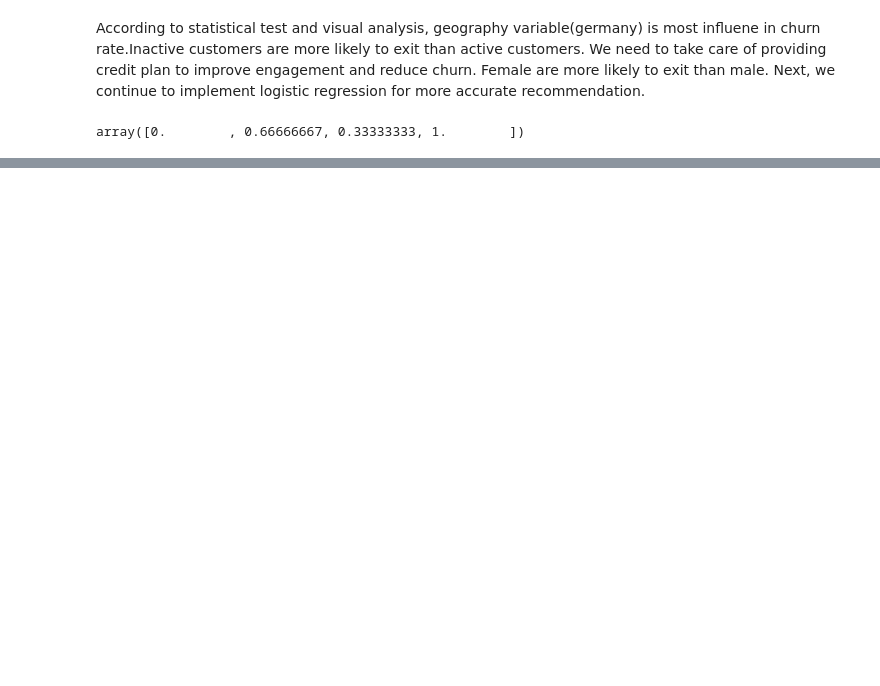
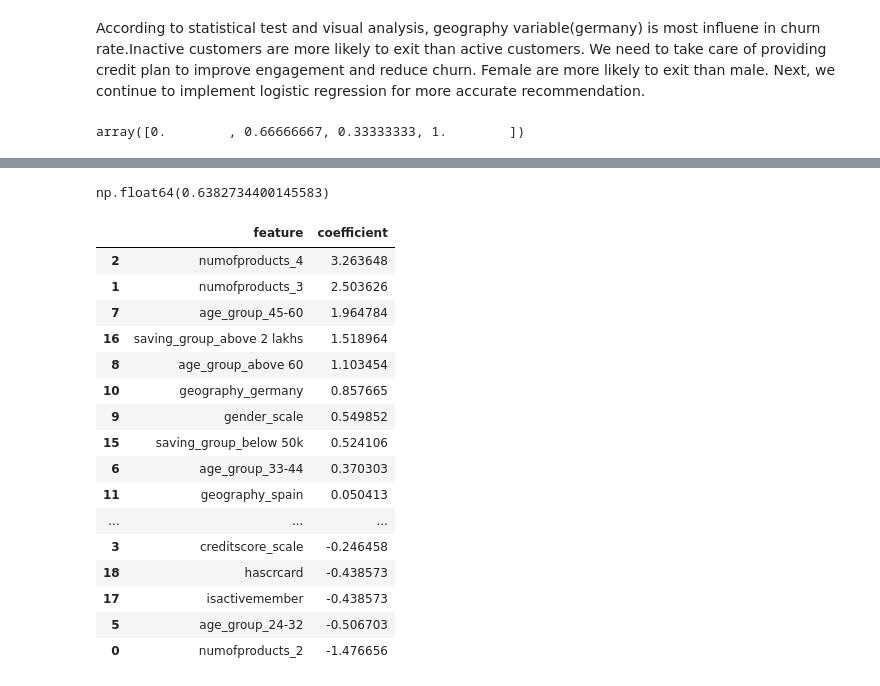
Before and after one commit to shwezin-coder/Bank-Churn-Customer, a Jupyter notebook: bank_churn_analysis.ipynb, the cells around one changed output, grey strips where cells are left out. Saved outputs shown, nothing was run; the diff lists cells and outputs as text; code cells hidden in the pictures; blank space fills up the shorter version.

```diff
--- a/bank_churn_analysis.ipynb
+++ b/bank_churn_analysis.ipynb
@@ -956,0 +1027,4 @@ bank_account_df[geography_dummies.columns] = bank_account_df[geography_dummies.c
+# %%
+Y = bank_account_df['exited']
+# %%
+kf = StratifiedKFold(n_splits=5,shuffle=True,random_state=42)
@@ -956,0 +1101,29 @@ bank_account_df[geography_dummies.columns] = bank_account_df[geography_dummies.c
+# %%
+f1_score = 2 *(precision*recall)/(precision+recall)
+best_threshold = thresholds[np.argmax(f1_score)]
+best_threshold
+# %% [output]
+np.float64(0.6382734400145583)
+# %%
+pd.DataFrame({
+    'feature':X.columns,
+    'coefficient':model.coef_[0]
+}).sort_values(by='coefficient',ascending=False)
+# %% [output]
+|  | feature | coefficient |
+| 2 | numofproducts_4 | 3.263648 |
+| 1 | numofproducts_3 | 2.503626 |
+| 7 | age_group_45-60 | 1.964784 |
+| 16 | saving_group_above 2 lakhs | 1.518964 |
+| 8 | age_group_above 60 | 1.103454 |
+| 10 | geography_germany | 0.857665 |
+| 9 | gender_scale | 0.549852 |
+| 15 | saving_group_below 50k | 0.524106 |
+| 6 | age_group_33-44 | 0.370303 |
+| 11 | geography_spain | 0.050413 |
+| ... | ... | ... |
+| 3 | creditscore_scale | -0.246458 |
+| 18 | hascrcard | -0.438573 |
+| 17 | isactivemember | -0.438573 |
+| 5 | age_group_24-32 | -0.506703 |
+| 0 | numofproducts_2 | -1.476656 |
```
Also changed, not shown: parts of 20 cells of this notebook.
